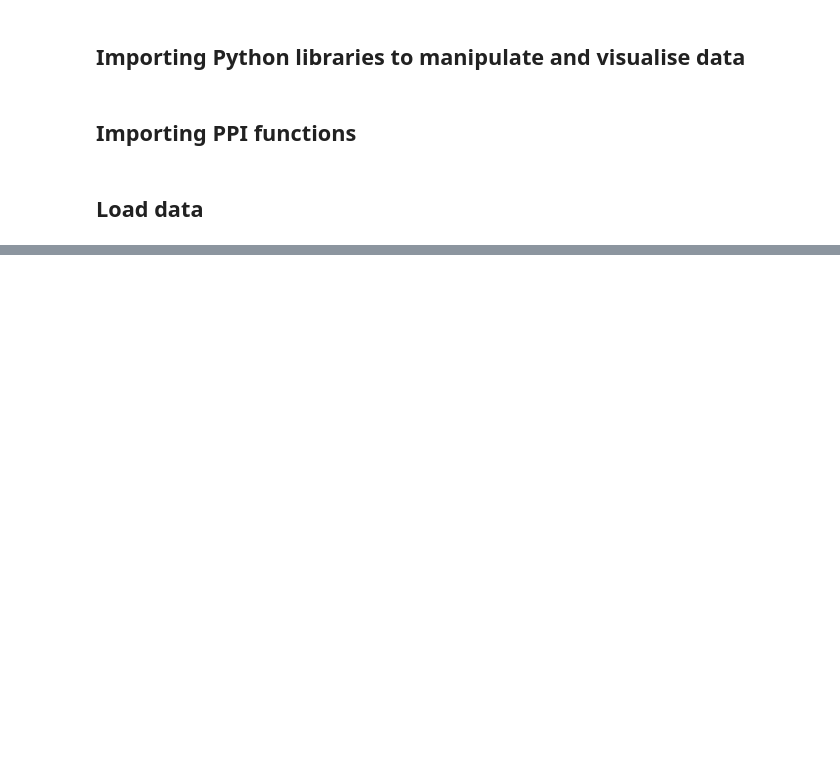
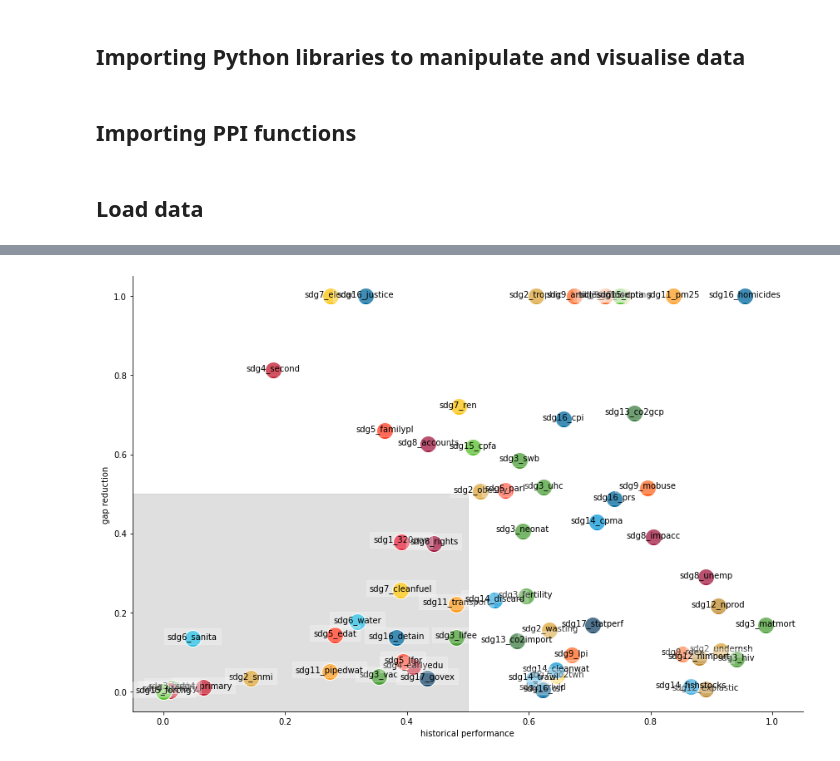
Before and after one commit to oguerrer/ppi, a Jupyter notebook: tutorials/04 - structural_bottlenecks.ipynb, the cells around one changed output, grey strips where cells are left out. Saved outputs shown, nothing was run; the diff lists cells and outputs as text; code cells hidden in the pictures; blank space fills up the shorter version.

```diff
--- a/tutorials/04 - structural_bottlenecks.ipynb
+++ b/tutorials/04 - structural_bottlenecks.ipynb
@@ -129,0 +130,31 @@ plt.tight_layout()
+# %%
+years = [c for c in df_indis.columns if str(c).isnumeric()]
+plt.figure(figsize=(12, 8))
+plt.fill_between([-.5, .5], [-.5, -.5], [.5, .5], color='grey', alpha=.25)
+for index, row in df_indis.iterrows():
+    goal = goals[index]
+    hist_performance = np.mean(row[years])
+    if goal > tsI_baseline[index,T-1]:
+        gap_base = goal-tsI_baseline[index,T-1]
+        gap_frontier = np.max([0, goal-tsI_frontier[index,T-1]])
+        gap_reduction = (gap_base - gap_frontier)/gap_base
+        plt.plot(hist_performance, gap_reduction, '.', mec='w', mfc=row.color, markersize=40)
+for index, row in df_indis.iterrows():
+    goal = goals[index]
+    hist_performance = np.mean(row[years])
+    if goal > tsI_baseline[index,T-1]:
+        gap_base = goal-tsI_baseline[index,T-1]
+        gap_frontier = np.max([0, goal-tsI_frontier[index,T-1]])
+        gap_reduction = (gap_base - gap_frontier)/gap_base
+        txt = plt.text(hist_performance, gap_reduction, row.seriesCode, color='black',
+                       horizontalalignment='center')
+        txt.set_bbox(dict(facecolor='white', alpha=0.25, edgecolor='white'))
+plt.gca().spines['right'].set_visible(False)
+plt.gca().spines['top'].set_visible(False)
+plt.xlim(-.05, 1.05)
+plt.ylim(-.05, 1.05)
+plt.xlabel('historical performance')
+plt.ylabel('gap reduction')
+plt.tight_layout()
+# %% [output]
+[figure, added]
```
Also changed, not shown: parts of 8 cells of this notebook.
